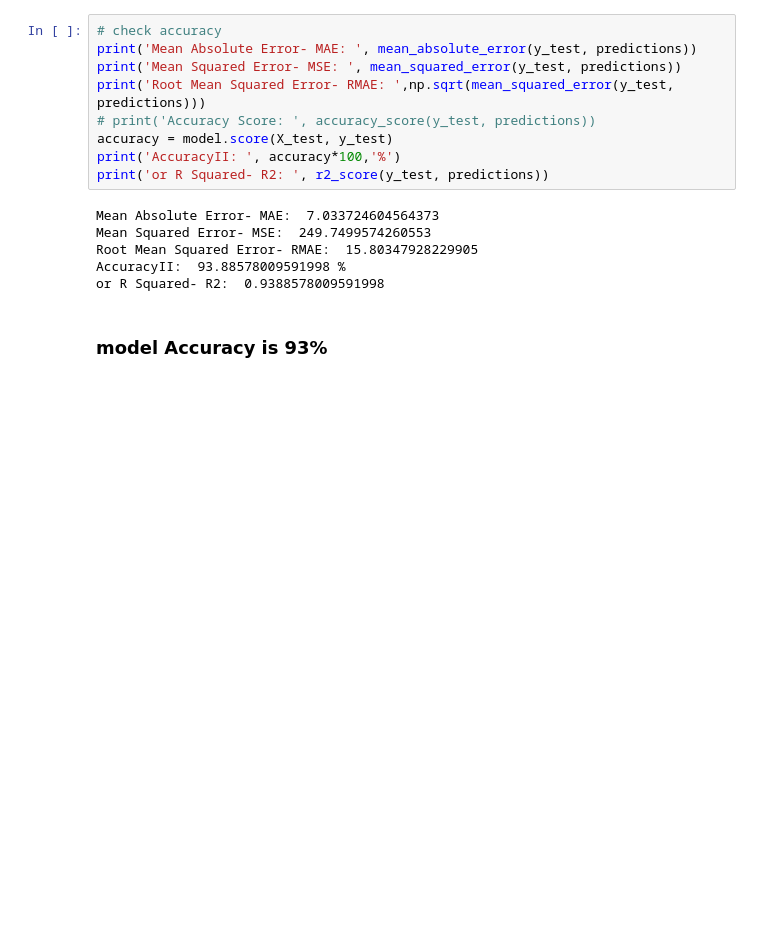
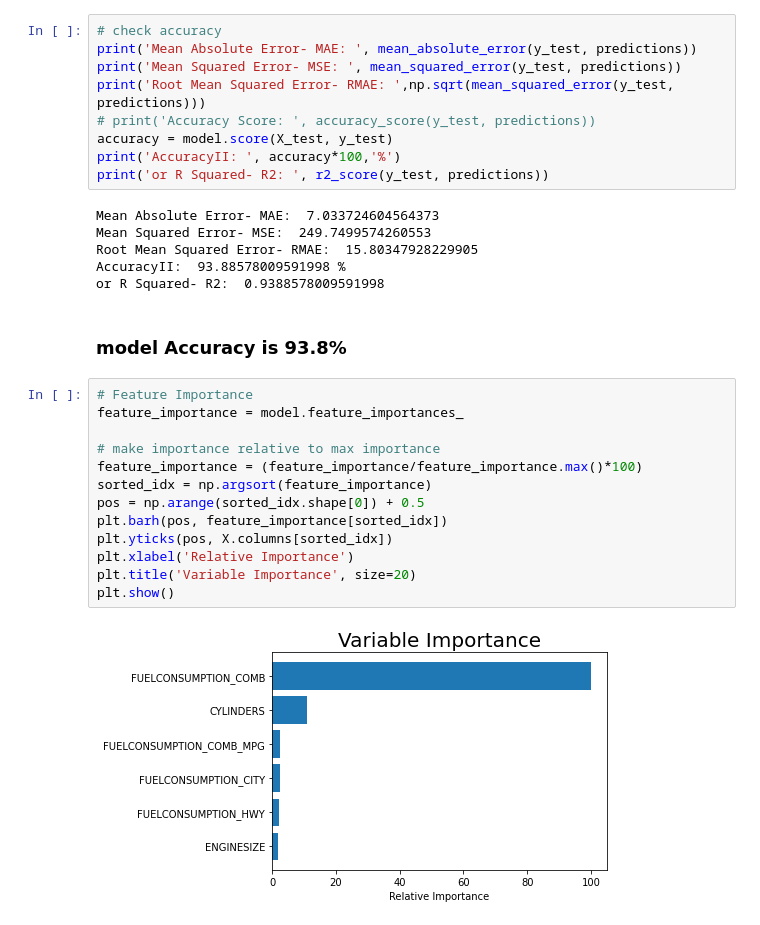
Before and after one commit to AzadMehedi/ML-Algorithoms, a Jupyter notebook: Gradiant_Boosting.ipynb, the cells around one changed output. Cells and saved outputs as stored; diff of their text form; blank space fills up the shorter version.

```diff
--- a/Gradiant_Boosting.ipynb
+++ b/Gradiant_Boosting.ipynb
@@ -49,4 +49,19 @@ Root Mean Squared Error- RMAE:  15.80347928229905
 AccuracyII:  93.88578009591998 %
 or R Squared- R2:  0.9388578009591998
 # %% [markdown]
-### model Accuracy is 93%
+### model Accuracy is 93.8%
+# %%
+# Feature Importance
+feature_importance = model.feature_importances_
+
+# make importance relative to max importance
+feature_importance = (feature_importance/feature_importance.max()*100)
+sorted_idx = np.argsort(feature_importance)
+pos = np.arange(sorted_idx.shape[0]) + 0.5
+plt.barh(pos, feature_importance[sorted_idx])
+plt.yticks(pos, X.columns[sorted_idx])
+plt.xlabel('Relative Importance')
+plt.title('Variable Importance', size=20)
+plt.show()
+# %% [output]
+[figure, added]
```
Also changed, not shown: parts of 1 cell of this notebook.
